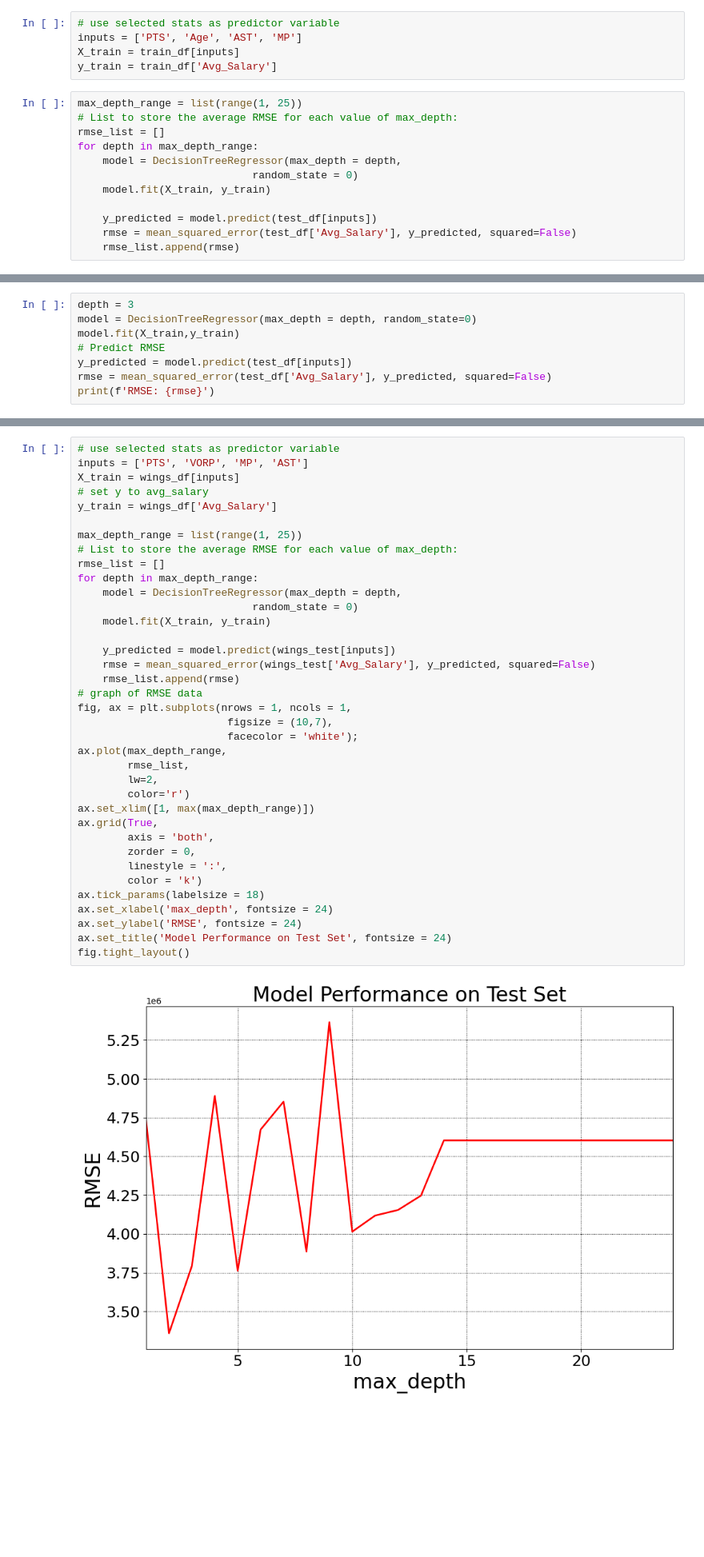
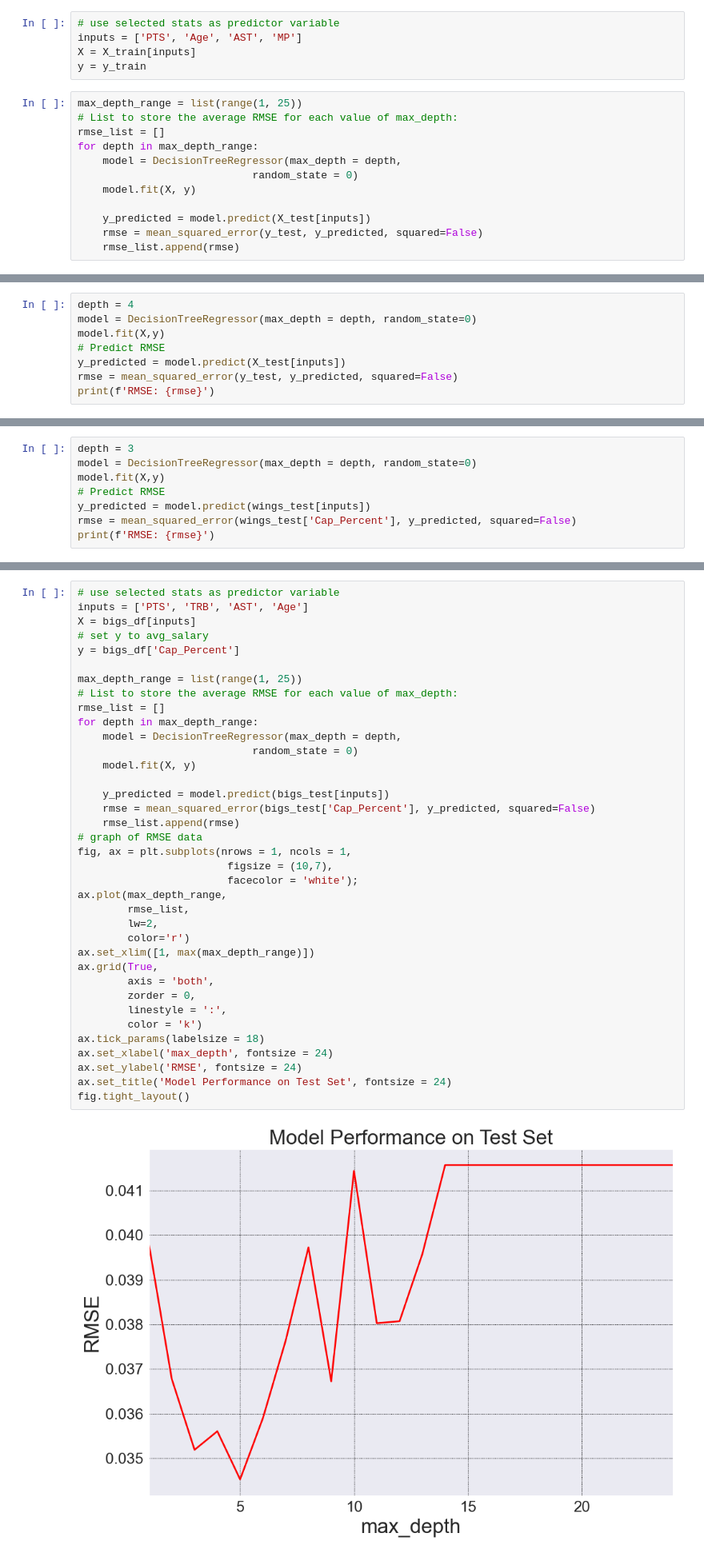
Before and after one commit to mkarlthayer/basketball, a Jupyter notebook: NBA Contract Predictor.ipynb, the cells around one changed output, grey strips where cells are left out. Shown: that part at 80% size. Drawn from its saved outputs; the diff is of its cells as text; blank space fills up the shorter version.

```diff
--- a/NBA Contract Predictor.ipynb
+++ b/NBA Contract Predictor.ipynb
@@ -353,8 +348,8 @@ Overall, the linear regressions on the wings dataframes performed better than th
 # %%
 # use selected stats as predictor variable
 inputs = ['PTS', 'Age', 'AST', 'MP']
-X_train = train_df[inputs]
-y_train = train_df['Avg_Salary']
+X = X_train[inputs]
+y = y_train
 # %%
 max_depth_range = list(range(1, 25))
 # List to store the average RMSE for each value of max_depth:
@@ -362,10 +357,10 @@ rmse_list = []
 for depth in max_depth_range:
     model = DecisionTreeRegressor(max_depth = depth,
                             random_state = 0)
-    model.fit(X_train, y_train)
+    model.fit(X, y)
 
-    y_predicted = model.predict(test_df[inputs])
-    rmse = mean_squared_error(test_df['Avg_Salary'], y_predicted, squared=False)
+    y_predicted = model.predict(X_test[inputs])
+    rmse = mean_squared_error(y_test, y_predicted, squared=False)
     rmse_list.append(rmse)
 # %%
 # graph of RMSE data
@@ -391,0 +387,8 @@ fig.tight_layout()
+# %%
+depth = 4
+model = DecisionTreeRegressor(max_depth = depth, random_state=0)
+model.fit(X,y)
+# Predict RMSE
+y_predicted = model.predict(X_test[inputs])
+rmse = mean_squared_error(y_test, y_predicted, squared=False)
+print(f'RMSE: {rmse}')
@@ -392,9 +436,9 @@ fig.tight_layout()
 # %%
 depth = 3
 model = DecisionTreeRegressor(max_depth = depth, random_state=0)
-model.fit(X_train,y_train)
+model.fit(X,y)
 # Predict RMSE
-y_predicted = model.predict(test_df[inputs])
-rmse = mean_squared_error(test_df['Avg_Salary'], y_predicted, squared=False)
+y_predicted = model.predict(wings_test[inputs])
+rmse = mean_squared_error(wings_test['Cap_Percent'], y_predicted, squared=False)
 print(f'RMSE: {rmse}')
 # %% [output]
@@ -402,40 +446,40 @@ RMSE: 3510012.892404469
 # %%
 # use selected stats as predictor variable
-inputs = ['PTS', 'VORP', 'MP', 'AST']
-X_train = wings_df[inputs]
+inputs = ['PTS', 'TRB', 'AST', 'Age']
+X = bigs_df[inputs]
 # set y to avg_salary
-y_train = wings_df['Avg_Salary']
+y = bigs_df['Cap_Percent']
 
 max_depth_range = list(range(1, 25))
 # List to store the average RMSE for each value of max_depth:
 rmse_list = []
 for depth in max_depth_range:
     model = DecisionTreeRegressor(max_depth = depth,
                             random_state = 0)
-    model.fit(X_train, y_train)
+    model.fit(X, y)
 
-    y_predicted = model.predict(wings_test[inputs])
-    rmse = mean_squared_error(wings_test['Avg_Salary'], y_predicted, squared=False)
+    y_predicted = model.predict(bigs_test[inputs])
+    rmse = mean_squared_error(bigs_test['Cap_Percent'], y_predicted, squared=False)
     rmse_list.append(rmse)
 # graph of RMSE data
 fig, ax = plt.subplots(nrows = 1, ncols = 1,
                         figsize = (10,7),
                         facecolor = 'white');
 ax.plot(max_depth_range,
         rmse_list,
         lw=2,
         color='r')
 ax.set_xlim([1, max(max_depth_range)])
 ax.grid(True,
         axis = 'both',
         zorder = 0,
         linestyle = ':',
         color = 'k')
 ax.tick_params(labelsize = 18)
 ax.set_xlabel('max_depth', fontsize = 24)
 ax.set_ylabel('RMSE', fontsize = 24)
 ax.set_title('Model Performance on Test Set', fontsize = 24)
 fig.tight_layout()
 # %% [output]
-[figure, old version]
+[figure, new version]
 # %%
```
Also changed, not shown: parts of 40 cells of this notebook.
